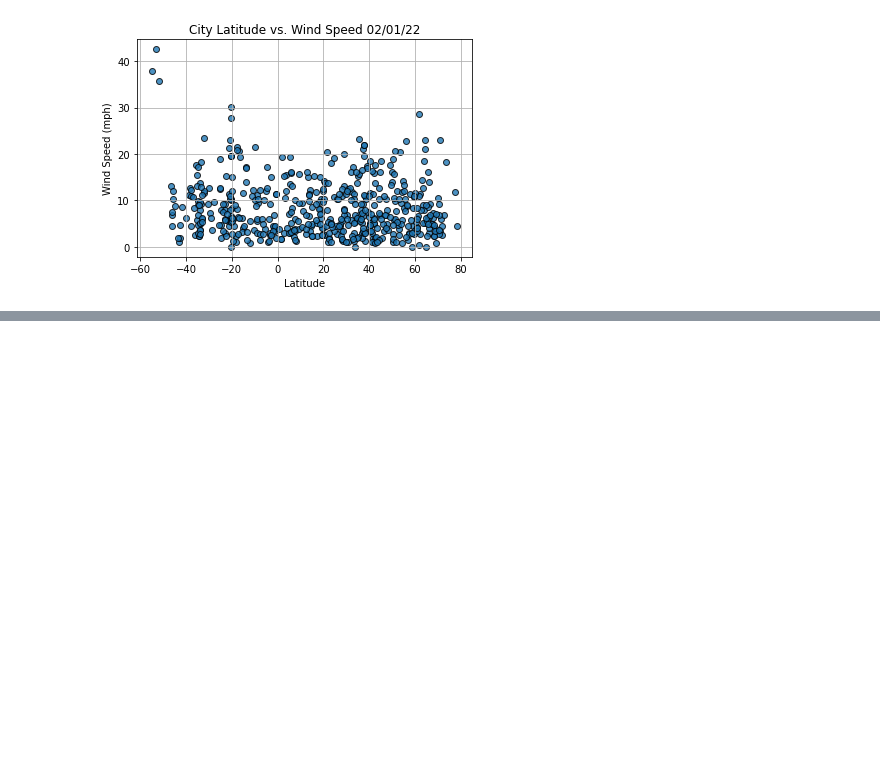
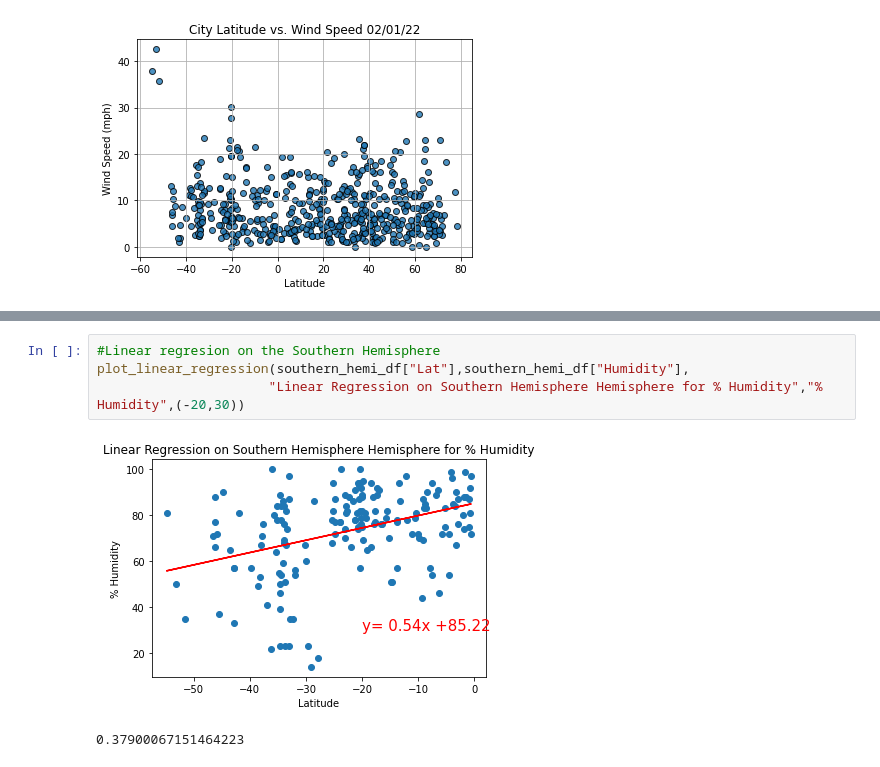
Before and after one commit to Jimmy-1310/World_Weather_Analysis, a Jupyter notebook: WeatherPy.ipynb, the cells around one changed output, grey strips where cells are left out. Saved outputs shown, nothing was run; the diff lists cells and outputs as text; blank space fills up the shorter version.

```diff
--- a/WeatherPy.ipynb
+++ b/WeatherPy.ipynb
@@ -280,0 +327,7 @@ plt.show()
+# %%
+#Linear regresion on the Southern Hemisphere
+plot_linear_regression(southern_hemi_df["Lat"],southern_hemi_df["Humidity"],
+                      "Linear Regression on Southern Hemisphere Hemisphere for % Humidity","% Humidity",(-20,30))
+# %% [output]
+[figure, added]
+0.37900067151464223
```
Also changed, not shown: parts of 11 cells of this notebook, 14 other files.
